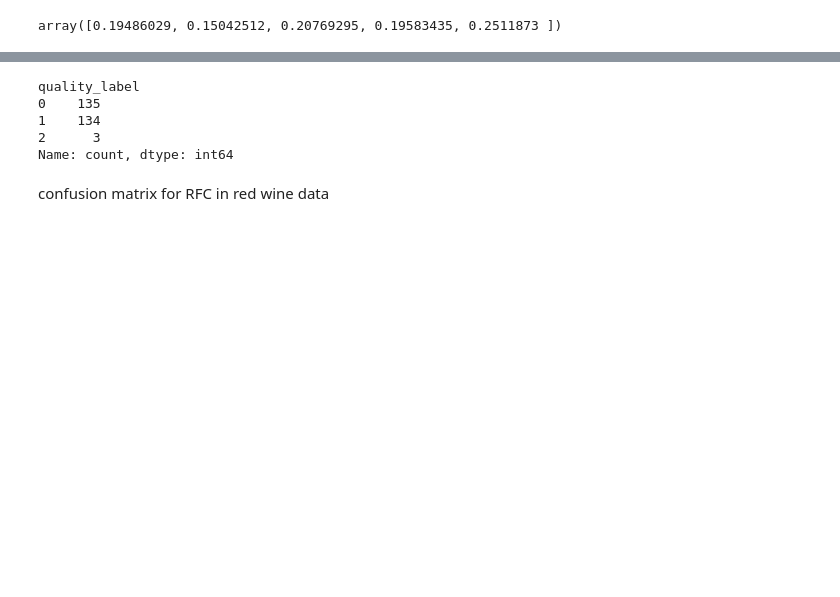
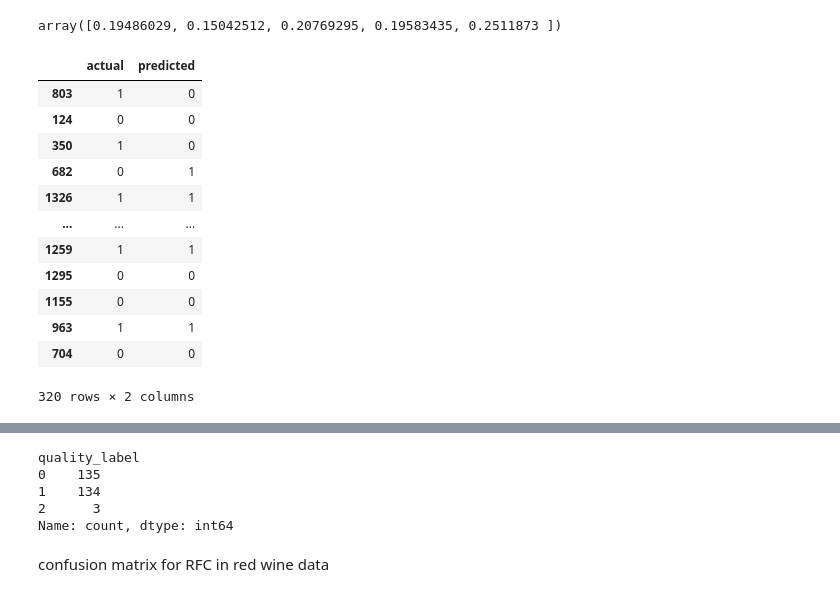
Before and after one commit to Meddy92-gif/Blueberry-winery-project, a Jupyter notebook: wine+quality/prepare_ML_red+white_wine.ipynb, the cells around one changed output, grey strips where cells are left out. Drawn from its saved outputs; the diff is of its cells as text; code cells hidden in the pictures; blank space fills up the shorter version.

```diff
--- a/wine+quality/prepare_ML_red+white_wine.ipynb
+++ b/wine+quality/prepare_ML_red+white_wine.ipynb
@@ -462,6 +462,21 @@ Imp_feat
 array([0.19486029, 0.15042512, 0.20769295, 0.19583435, 0.2511873 ])
 # %%
 df_rwquality = pd.DataFrame({"actual" : y_test_red, 'predicted' : y_pred_rwq })
+df_rwquality
+# %% [output]
+|  | actual | predicted |
+| 803 | 1 | 0 |
+| 124 | 0 | 0 |
+| 350 | 1 | 0 |
+| 682 | 0 | 1 |
+| 1326 | 1 | 1 |
+| ... | ... | ... |
+| 1259 | 1 | 1 |
+| 1295 | 0 | 0 |
+| 1155 | 0 | 0 |
+| 963 | 1 | 1 |
+| 704 | 0 | 0 |
+320 rows × 2 columns
 # %%
 df_rwquality["actual"].value_counts()
 # %% [output]
```
Also changed, not shown: parts of 11 cells of this notebook, 3 other files.
